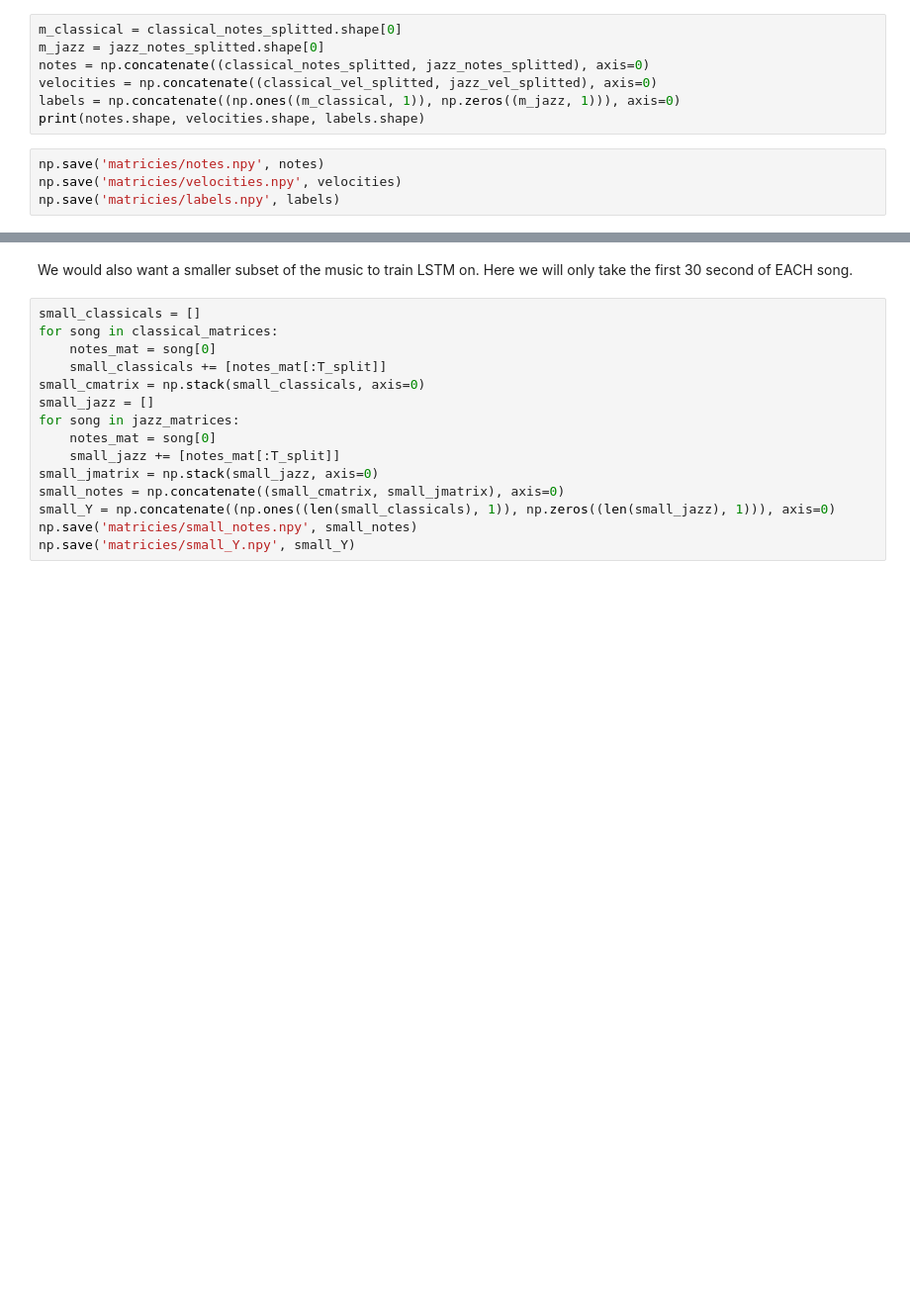
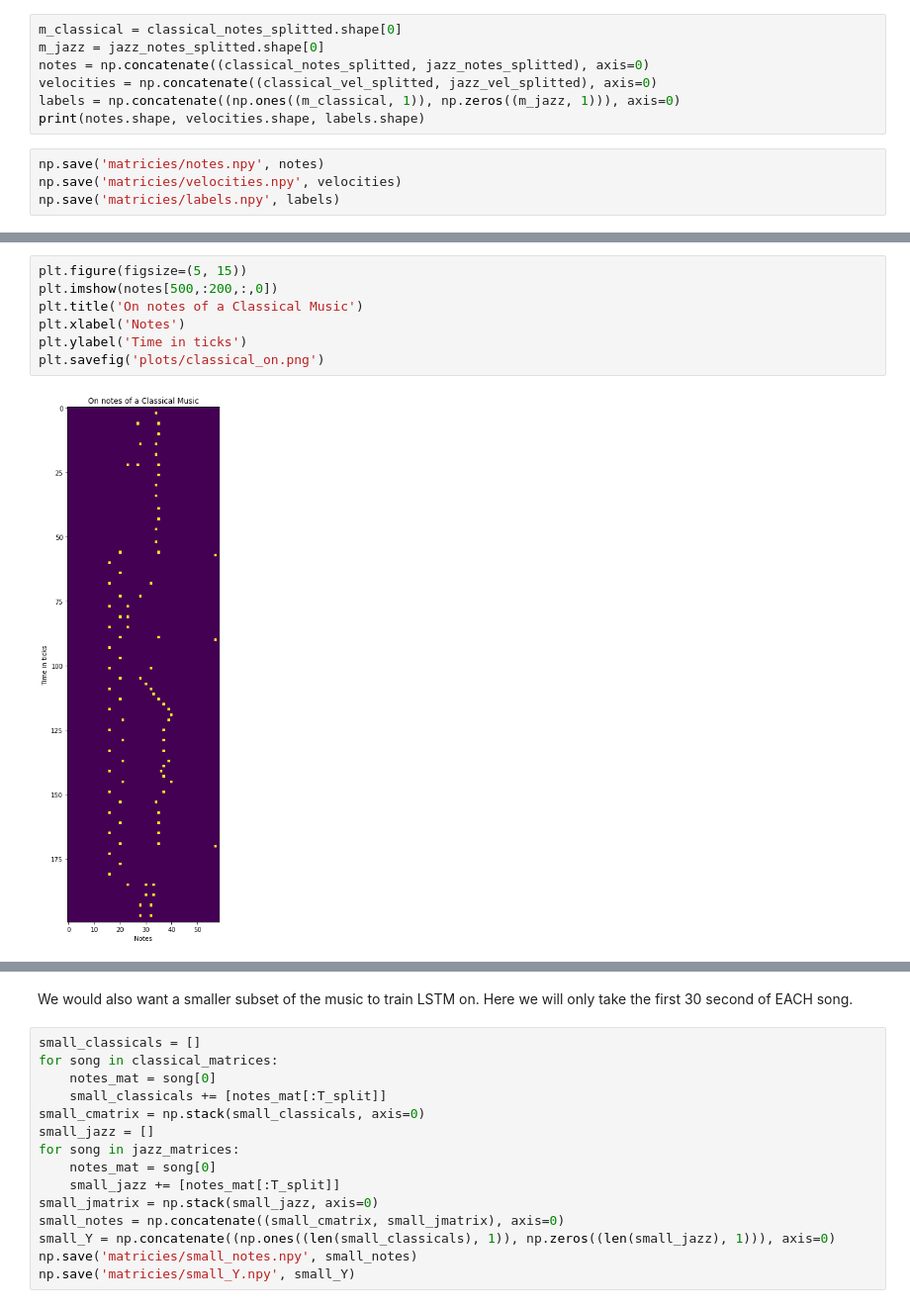
Before and after one commit to LithiumH/CS230-Music-Style-Transfer, a Jupyter notebook: Haojun - Preprocessing.ipynb, the cells around one changed output, grey strips where cells are left out. Shown: that part at 99% size. Saved outputs shown, nothing was run; the diff lists cells and outputs as text; blank space fills up the shorter version.

```diff
--- a/Haojun - Preprocessing.ipynb
+++ b/Haojun - Preprocessing.ipynb
@@ -392,0 +408,9 @@ np.save('matricies/labels.npy', labels)
+# %%
+plt.figure(figsize=(5, 15))
+plt.imshow(notes[500,:200,:,0])
+plt.title('On notes of a Classical Music')
+plt.xlabel('Notes')
+plt.ylabel('Time in ticks')
+plt.savefig('plots/classical_on.png')
+# %% [output]
+[figure, added]
```
Also changed, not shown: parts of 4 cells of this notebook, 6 other files.
